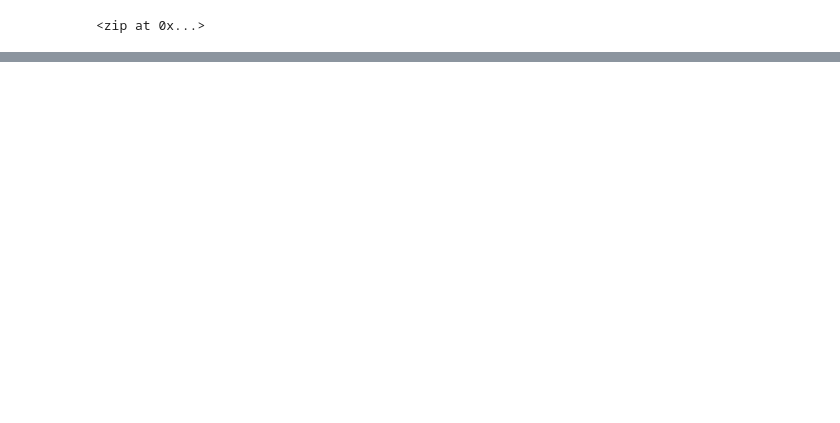
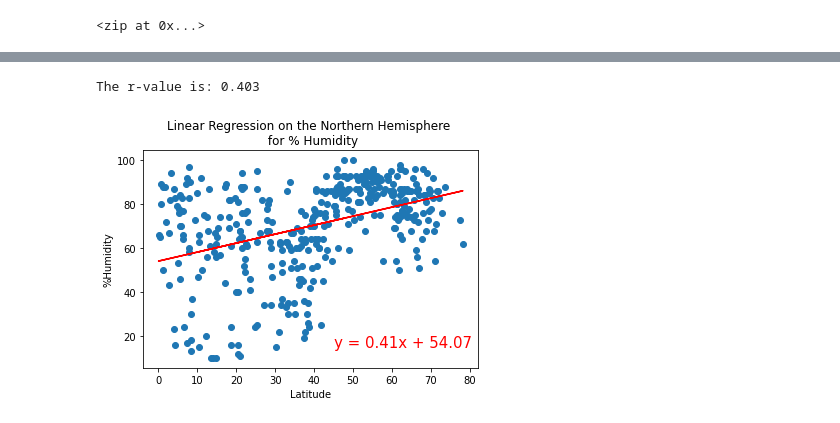
Before and after one commit to renatabg2205/World_Weather_Analysis, a Jupyter notebook: WeatherPy.ipynb, the cells around one changed output, grey strips where cells are left out. Saved outputs shown, nothing was run; the diff lists cells and outputs as text; code cells hidden in the pictures; blank space fills up the shorter version.

```diff
--- a/WeatherPy.ipynb
+++ b/WeatherPy.ipynb
@@ -299,0 +416,12 @@ plt.show()
+# %%
+# Linear regression on the Northern Hemisphere (Latitude and Humidity)
+x_values = northern_hemi_df["Lat"]
+y_values = northern_hemi_df["Humidity"]
+#title = "Linear Regression on the Northern Hemisphere for % Humidity"
+plt.title(f"Linear Regression on the Northern Hemisphere \n for % Humidity")
+
+# Call the function.
+plot_linear_regression(x_values, y_values, title, '%Humidity',(45,15))
+# %% [output]
+The r-value is: 0.403
+[figure, added]
```
Also changed, not shown: parts of 24 cells of this notebook, 5 other files.
